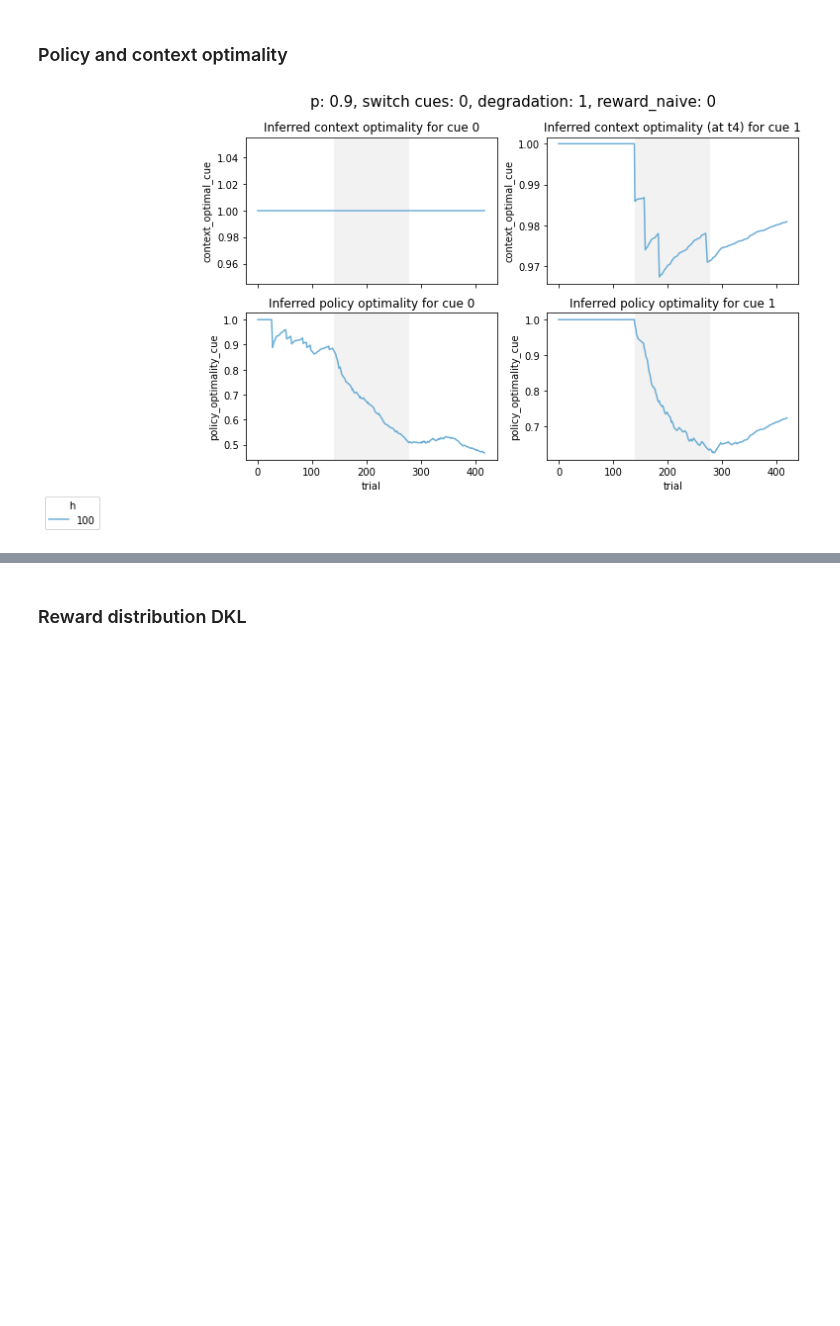
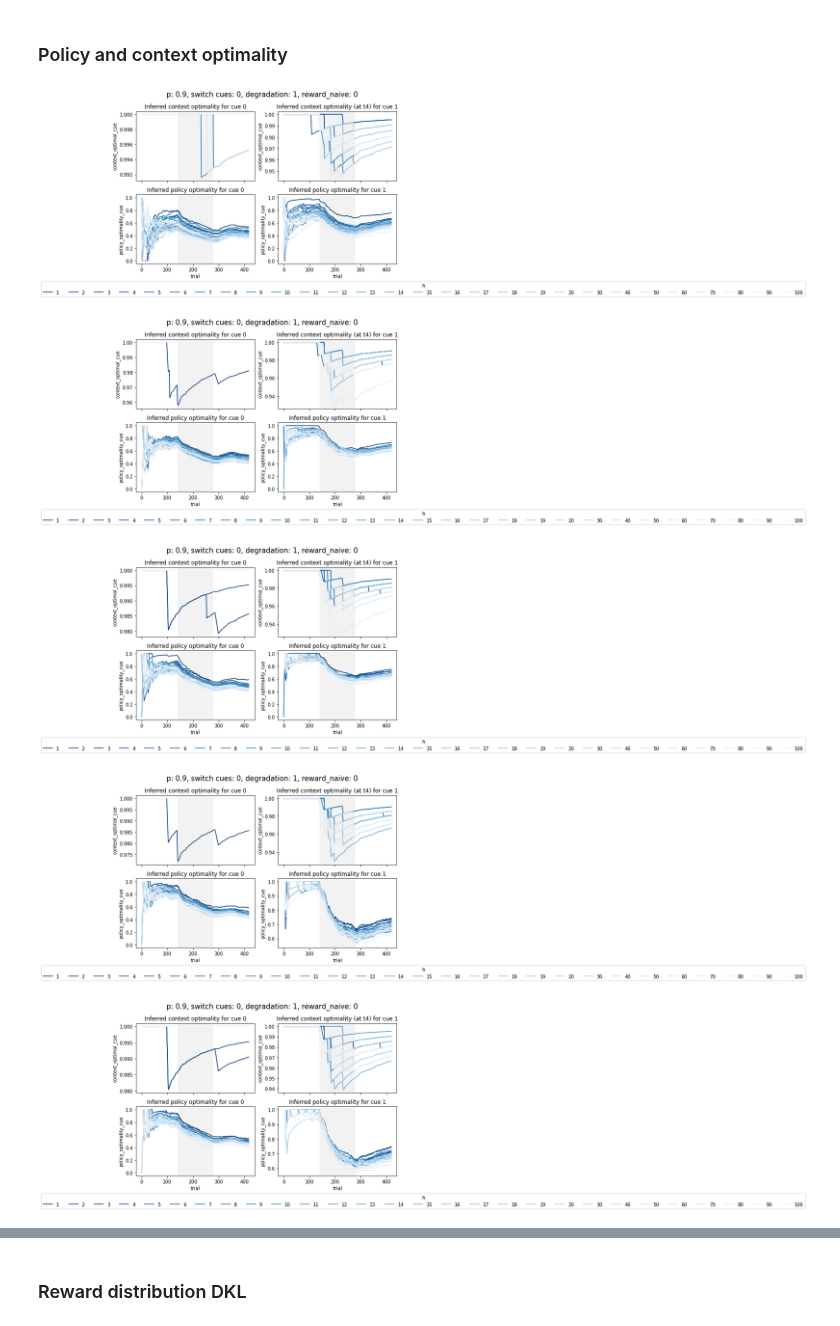
Before and after one commit to terraregina/BalancingControl, a Jupyter notebook: two_seq_analysis.ipynb, the cells around one changed output, grey strips where cells are left out. Cells and saved outputs as stored; diff of their text form; code cells hidden in the pictures; blank space fills up the shorter version.

```diff
--- a/two_seq_analysis.ipynb
+++ b/two_seq_analysis.ipynb
@@ -740,21 +740,22 @@ df.head()
 | 3 | 1 | 6 | 2 | [0, 0, 2, 0, 0, 0] | 0 | 0.0 | 2 | 2 | ... |
 | 4 | 0 | 3 | 0 | [0, 1, 0, 2, 1, 2] | 0 | 0.0 | 2 | 2 | ... |
 # %%
-h =  [1, 2,3,4,5,6,7]#,8,9,10,11,12,13,14,15,16,17,18,19,20,30,40,50,60,70,80,90,100,200]
-h = [100]
-cue_ambiguity = [0.9]#, 0.8]
-context_trans_prob = [0.9]#, 0.92, 0.93, 0.95, 0.97, 0.99]
+
+h =  [1, 2,3,4,5,6,7,8,9,10,11,12,13,14,15,16,17,18,19,20,30,40,50,60,70,80,90,100,200]
+# h = [40]
+cue_ambiguity = [0.9]
+context_trans_prob = [0.9]
 degradation = [True]
 cue_switch = [False]
 reward_naive = [False]
 training_blocks = [2]
 degradation_blocks=[2]
 trials_per_block=[70]
-dec_temp = [1]#,2,3,4,5,6]
+dec_temps = [1,2,3,4,5,6]
 conf = ['ordered']
 
 arrays = [cue_switch, degradation, reward_naive, context_trans_prob, cue_ambiguity,h,\
-        training_blocks, degradation_blocks, trials_per_block,dec_temp,conf]
+        training_blocks, degradation_blocks, trials_per_block,dec_temps,conf]
 
 extinguish = True
 names = load_file_names(arrays)
@@ -778,42 +777,33 @@ files to load: 1
 # %%
 # context plot
 
 # base query parameters
 switch = False
 contingency_degr = True
 reward_naive = False
 q = 0.9
 h = 100
 t = 3
 trials_per_block = 70
 training_blocks = 2
 degradation_blocks = 2
 queries = ['p==0.9']
 cue = 0
-dec_temp = 1
-strs = np.array(['switch_cues==', '& contingency_degradation==', '& learn_rew==', '& q==', '& h<=',\
-                 '& training_blocks==', '& degradation_blocks==', '& trials_per_block==', '& dec_temp =='],dtype='str')
-vals = np.array([switch, contingency_degr, reward_naive, q, h,\
-                 training_blocks, degradation_blocks, trials_per_block, dec_temp], dtype='str')
-whole_query = np.char.join('', np.char.add(strs, vals))
-base_query = ' '.join(whole_query.tolist())
-base_df = df.query(base_query)
-# base_df_dkl = df_dkl.query(base_query)
-# queries = ['p==0.95','p==0.7']
-p = queries[0]
-context_plot_cue_dependent(p)
-
-
-# dec_temp = 1
-# strs = np.array(['switch_cues==', '& contingency_degradation==', '& learn_rew==', '& q==', '& h<=',\
-#                  '& training_blocks==', '& degradation_blocks==', '& trials_per_block==', '& dec_temp =='],dtype='str')
-# vals = np.array([switch, contingency_degr, reward_naive, q, h,\
-#                  training_blocks, degradation_blocks, trials_per_block, dec_temp], dtype='str')
-# whole_query = np.char.join('', np.char.add(strs, vals))
-# base_query = ' '.join(whole_query.tolist())
-# base_df = df.query(base_query)
-# # base_df_dkl = df_dkl.query(base_query)
-# p = queries[0]
-# context_plot_cue_dependent(p)
+for dec_temp in dec_temps:
+    strs = np.array(['switch_cues==', '& contingency_degradation==', '& learn_rew==', '& q==', '& h<=',\
+                    '& training_blocks==', '& degradation_blocks==', '& trials_per_block==', '& dec_temp =='],dtype='str')
+    vals = np.array([switch, contingency_degr, reward_naive, q, h,\
+                    training_blocks, degradation_blocks, trials_per_block, dec_temp], dtype='str')
+    whole_query = np.char.join('', np.char.add(strs, vals))
+    base_query = ' '.join(whole_query.tolist())
+    base_df = df.query(base_query)
+    # base_df_dkl = df_dkl.query(base_query)
+    # queries = ['p==0.95','p==0.7']
+    p = queries[0]
+    context_plot_cue_dependent(p)
 # %% [output]
-[figure, old version]
+[figure, new version]
+[figure, added]
+[figure, added]
+[figure, added]
+[figure, added]
```
Also changed, not shown: parts of 2 cells of this notebook, 6 other files.
